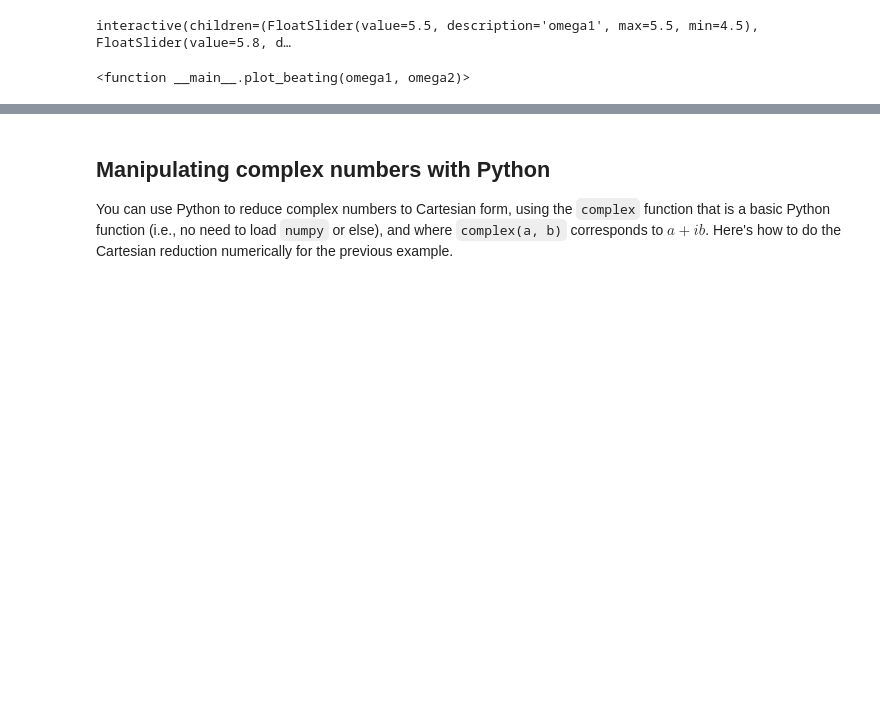
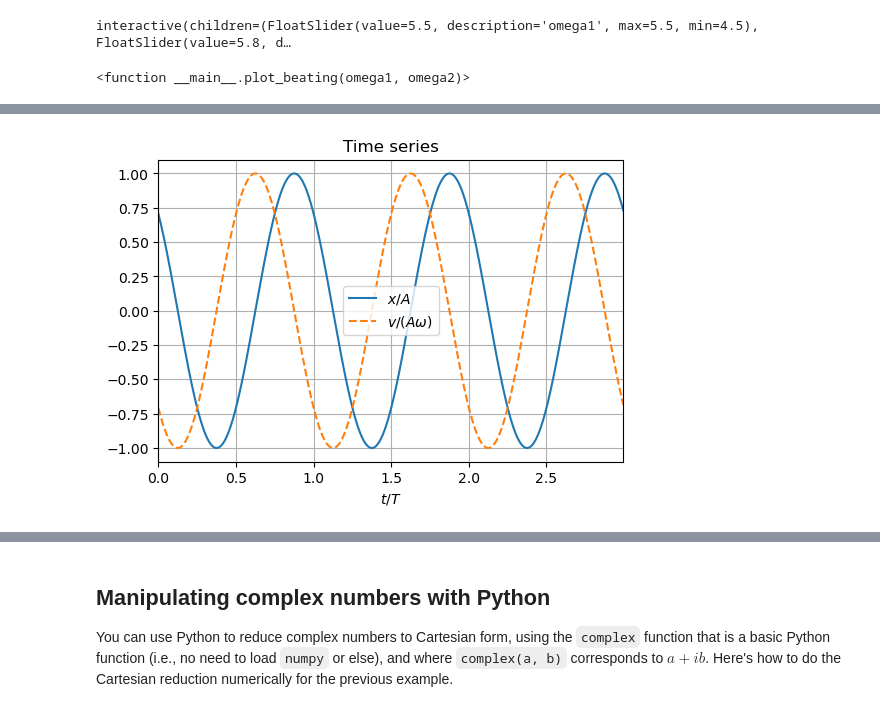
Before and after one commit to ChanJeunlam/254-lectures-2021, a Jupyter notebook: L02-FmaTools/L02_FmaTools.ipynb, the cells around one changed output, grey strips where cells are left out. Cells and saved outputs as stored; diff of their text form; code cells hidden in the pictures; blank space fills up the shorter version.

```diff
--- a/L02-FmaTools/L02_FmaTools.ipynb
+++ b/L02-FmaTools/L02_FmaTools.ipynb
@@ -648,0 +661,26 @@ interactive(children=(FloatSlider(value=5.5, description='omega1', max=5.5, min=
+# %%
+t = np.arange(0, 6*np.pi, np.pi/100)  # time array
+omega = 1.0  # angular frequency
+A = 1.0  # amplitude
+phi = np.pi/4  # initial phase
+T = 2*np.pi/omega  # period
+x = A*np.cos(omega*t + phi)  # position
+v = -omega*A*np.sin(omega*t+phi)  # velocity
+
+xnorm = x/A  # necessary only if we change A
+vnorm = v/A/omega  # necessary only if we change A or omega
+# %%
+def plot_xv_t():
+    """ First figure shows time series of x and v """
+    plt.plot(t/T, xnorm, label=r'$x/A$')
+    plt.plot(t/T, vnorm, '--', label=r'$v/(A\omega)$')
+    plt.legend()
+    plt.title('Time series')
+    plt.xlabel(r'$t/T$')
+    plt.xlim(t[0]/T, t[-1]/T)
+    plt.grid()
+    return
+# %%
+plot_xv_t()
+# %% [output]
+[figure, added]
```
Also changed, not shown: parts of 17 cells of this notebook.
